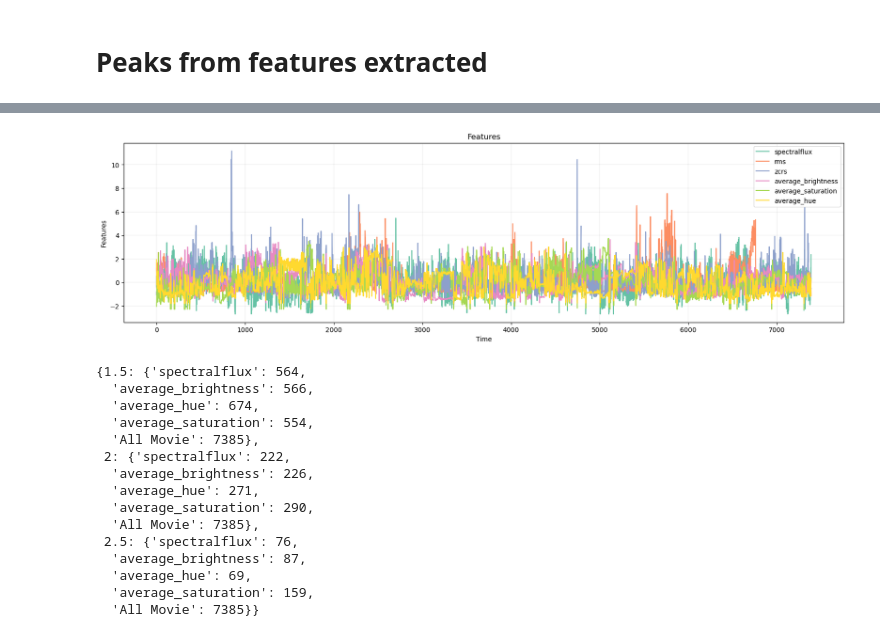
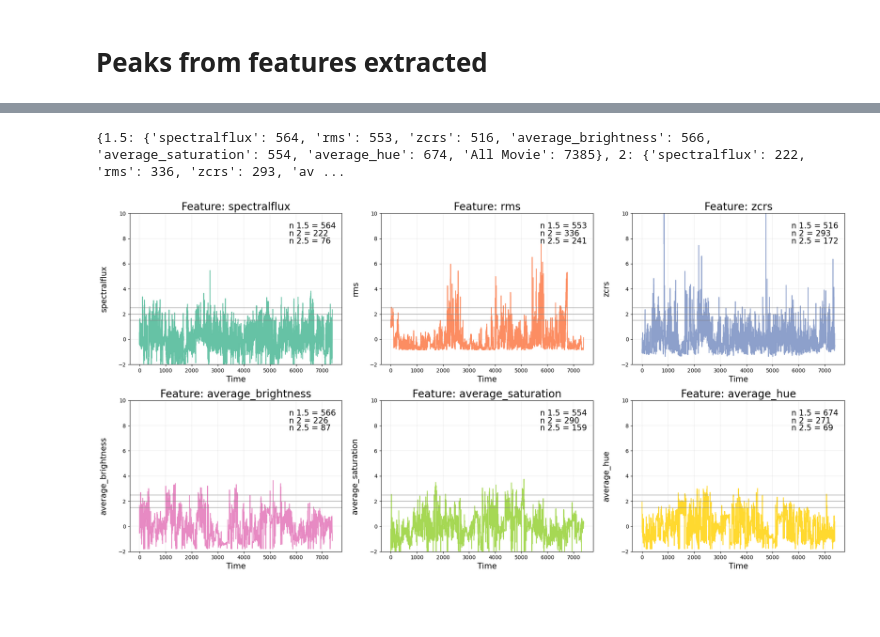
Before and after one commit to silviiaromanato/HigherOrder, a Jupyter notebook: Code/PLS_Silvia/PLS_peaks.ipynb, the cells around one changed output, grey strips where cells are left out. Drawn from its saved outputs; the diff is of its cells as text; code cells hidden in the pictures; blank space fills up the shorter version.

```diff
--- a/Code/PLS_Silvia/PLS_peaks.ipynb
+++ b/Code/PLS_Silvia/PLS_peaks.ipynb
@@ -389,39 +379,44 @@ data_all.head(1)
-# %%
-concatenated_features = extract_features_concat(cluster = False)
-
-# plot the features
-def plot_features(features):
-    _, ax = plt.subplots(1, 1, figsize=(20, 5))
-    ax.grid(color='grey', linestyle='-', linewidth=0.25, alpha=0.5)
-    ax.set_title(f'Features')
-    ax.set_xlabel('Time')
-    ax.set_ylabel('Features')
-    ax.plot(features)
-    ax.legend(features.columns)
-    plt.show()
-
-plot_features(concatenated_features)
-# %% [output]
-[figure, removed]
-# %%
-count_pts = count_features_above_threshold(concatenated_features, [1.5, 2, 2.5], features)
-count_pts
-# %% [output]
-{1.5: {'spectralflux': 564,
-  'average_brightness': 566,
-  'average_hue': 674,
-  'average_saturation': 554,
-  'All Movie': 7385},
- 2: {'spectralflux': 222,
-  'average_brightness': 226,
-  'average_hue': 271,
-  'average_saturation': 290,
-  'All Movie': 7385},
- 2.5: {'spectralflux': 76,
-  'average_brightness': 87,
-  'average_hue': 69,
-  'average_saturation': 159,
-  'All Movie': 7385}}
+# %%
+concatenated_features = extract_features_concat(cluster = False)
+
+features = concatenated_features.columns
+count_pts = count_features_above_threshold(concatenated_features, [1.5, 2, 2.5], features)
+print(count_pts)
+
+# plot the features
+def plot_features(features, thresholds):
+    num_features = features.shape[1]
+    fig, axes = plt.subplots(2, 3, figsize=(20, 10))  # Adjusted for 2x3 grid
+    axes = axes.flatten()  # Flatten the 2D array of axes for easy iteration
+
+    # Predefined colors
+    colors = sns.color_palette("Set2", num_features)
+
+    for i, feature in enumerate(features.columns):
+        ax = axes[i]
+        ax.grid(color='grey', linestyle='-', linewidth=0.25, alpha=0.5)
+        ax.set_title(f'Feature: {feature}', fontsize=20)
+        ax.set_xlabel('Time', fontsize=15)
+        ax.set_ylabel(feature, rotation=90, labelpad=20, fontsize=15)
+        ax.plot(features[feature], color=colors[i])  # Use different color for each line
+        ax.set_ylim([-2, 10])
+
+        # Add the threshold lines
+        for thr in thresholds:
+            ax.axhline(y=thr, color='grey', linestyle='-', alpha=0.5)
+
+        # add a text with the number of points above the threshold
+        ax.annotate(f'n {1.5} = {count_pts[1.5][feature]}', xy=(0.75, 0.90), xycoords='axes fraction', fontsize = 15)
+        ax.annotate(f'n {2} = {count_pts[2][feature]}', xy=(0.75, 0.85), xycoords='axes fraction', fontsize = 15)
+        ax.annotate(f'n {2.5} = {count_pts[2.5][feature]}', xy=(0.75, 0.80), xycoords='axes fraction', fontsize = 15)
+
+    plt.tight_layout()
+    plt.show()
+
+plot_features(concatenated_features, [1.5, 2, 2.5])
+# %% [output]
+{1.5: {'spectralflux': 564, 'rms': 553, 'zcrs': 516, 'average_brightness': 566, 'average_saturation': 554, 'average_hue': 674, 'All Movie': 7385}, 2: {'spectralflux': 222, 'rms': 336, 'zcrs': 293, 'av ...
+[figure, added]
 # %%
 thresholds = [1.5, 2, 2.5]
 
```
Also changed, not shown: parts of 8 cells of this notebook, 1 other file.
